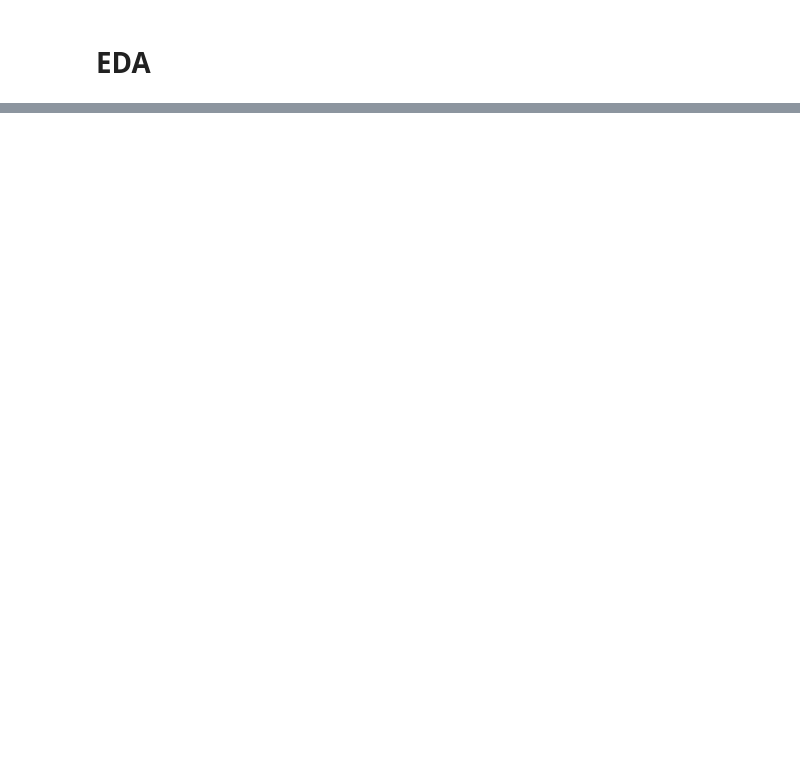
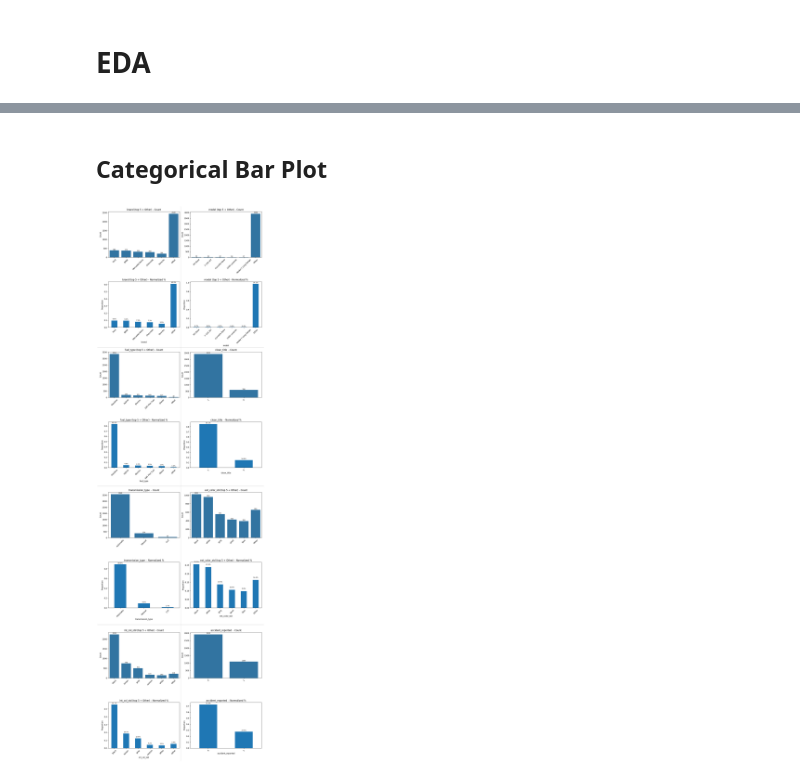
Before and after one commit to DigimonFrankie/Projects, a Jupyter notebook: Used Car Price Prediction: Predictive Modeling with Real-World Data/EDA.ipynb, the cells around one changed output, grey strips where cells are left out. Cells and saved outputs as stored; diff of their text form; code cells hidden in the pictures; blank space fills up the shorter version.

```diff
--- a/Used Car Price Prediction: Predictive Modeling with Real-World Data/EDA.ipynb
+++ b/Used Car Price Prediction: Predictive Modeling with Real-World Data/EDA.ipynb
@@ -89,0 +116,7 @@ memory usage: 563.9+ KB
+# %% [markdown]
+## Categorical Bar Plot
+# %%
+cat_eda = CategoricalEDA(dataframe=df_eda, cat_cols=cat_cols)
+cat_eda.plot_bar_and_normalized_bars()
+# %% [output]
+[figure, added]
```
Also changed, not shown: parts of 17 cells of this notebook, 3 other files.
